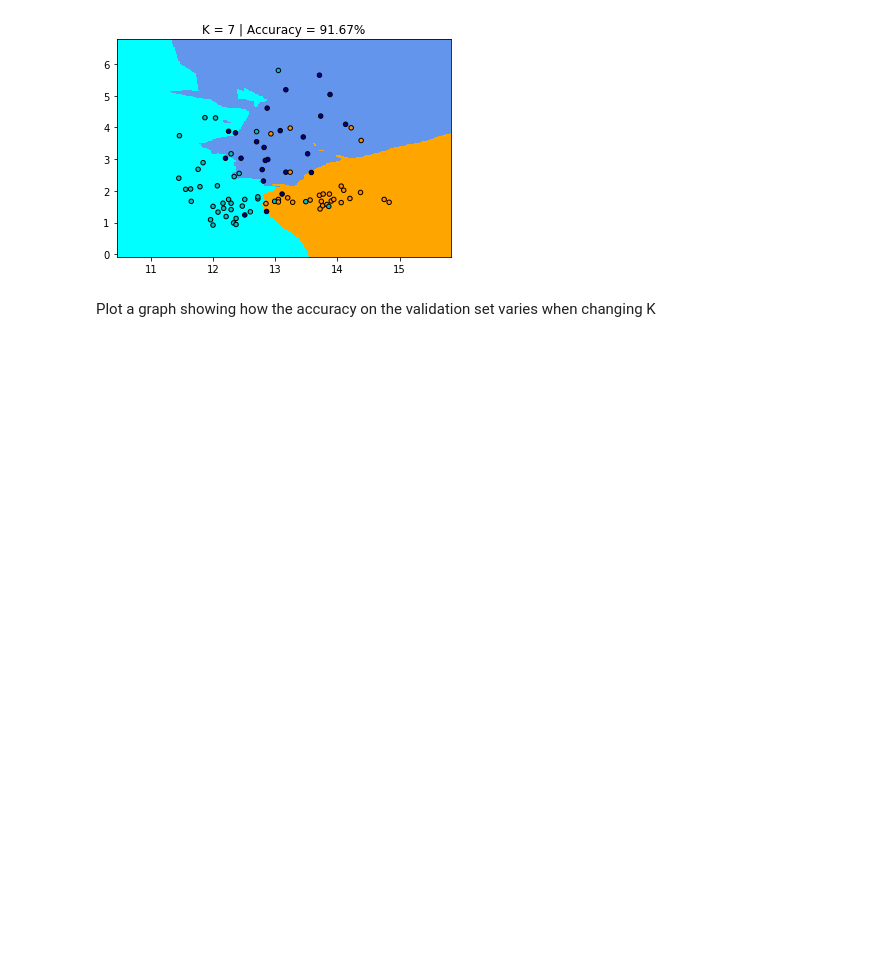
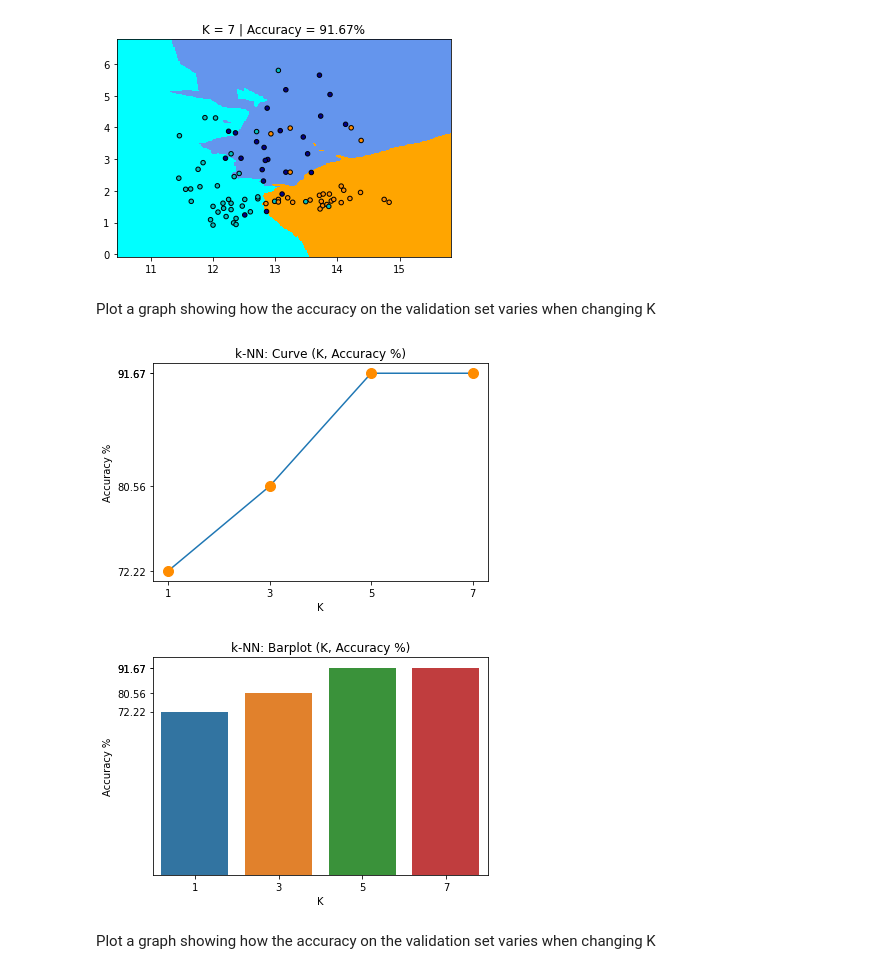
Before and after one commit to lore-lml/machine-learning2020-hw1, a Jupyter notebook: solution.ipynb, the cells around one changed output. Drawn from its saved outputs; the diff is of its cells as text; code cells hidden in the pictures; blank space fills up the shorter version.

```diff
--- a/solution.ipynb
+++ b/solution.ipynb
@@ -95,3 +95,33 @@ plt.show()
 # %% [markdown]
 Plot a graph showing how the accuracy on the validation set
 varies when changing K
+# %%
+import seaborn as sns
+from matplotlib.ticker import StrMethodFormatter
+# Curve Graph
+plt.figure()
+plt.title('k-NN: Curve (K, Accuracy %)')
+plt.scatter(K, np.array(accuracies)*100, c="darkorange", s=100)
+plt.plot(K, np.array(accuracies)*100, zorder=-1)
+plt.xlabel('K')
+plt.ylabel('Accuracy %')
+plt.minorticks_off()
+plt.yticks(np.array(accuracies)*100)
+plt.xticks(K)
+
+# Bar Plot
+plt.figure()
+plt.title('k-NN: Barplot (K, Accuracy %)')
+sns.barplot(x=K, y=np.array(accuracies)*100)
+plt.xlabel('K')
+plt.ylabel('Accuracy %')
+plt.minorticks_off()
+plt.yticks(np.array(accuracies)*100)
+
+plt.show()
+# %% [output]
+[figure, added]
+[figure, added]
+# %% [markdown]
+Plot a graph showing how the accuracy on the validation set
+varies when changing K
```
